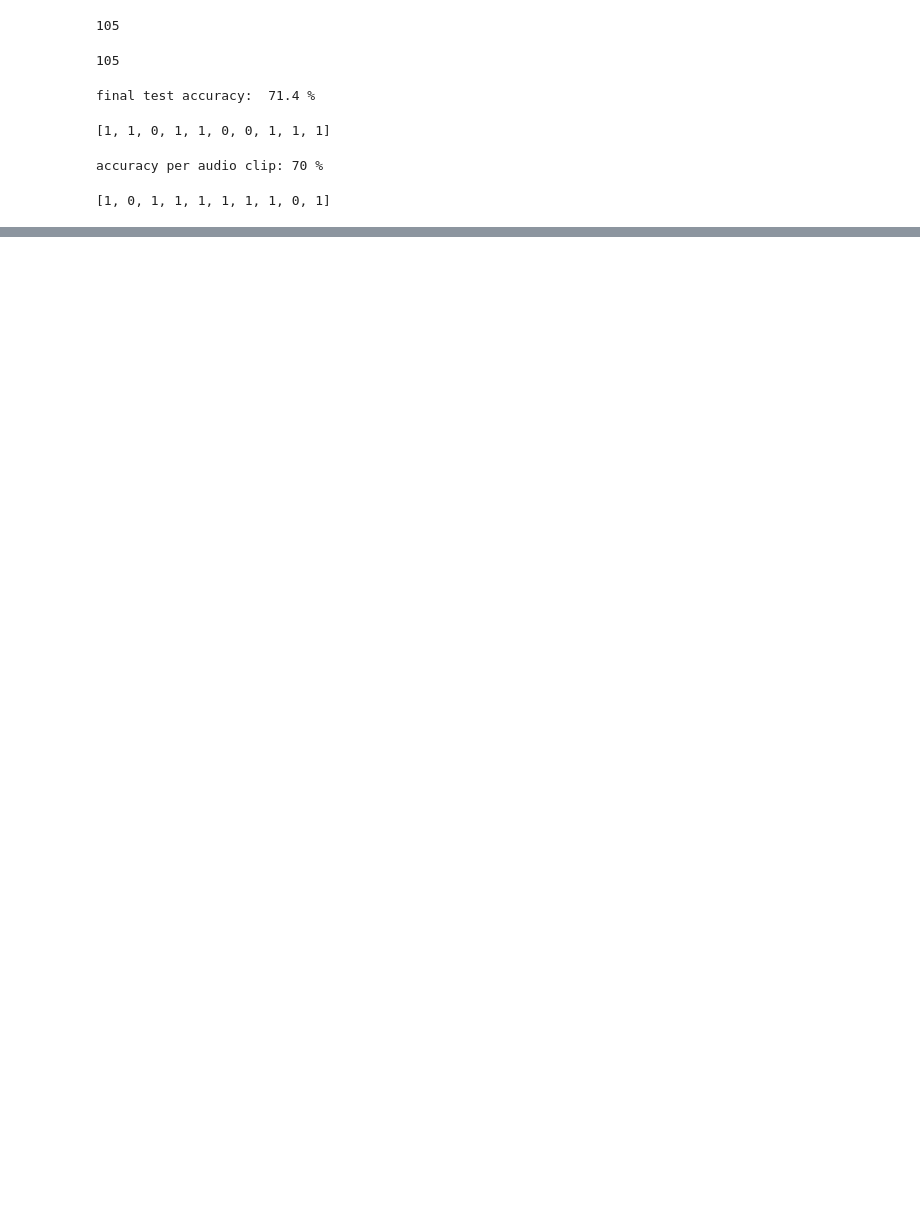
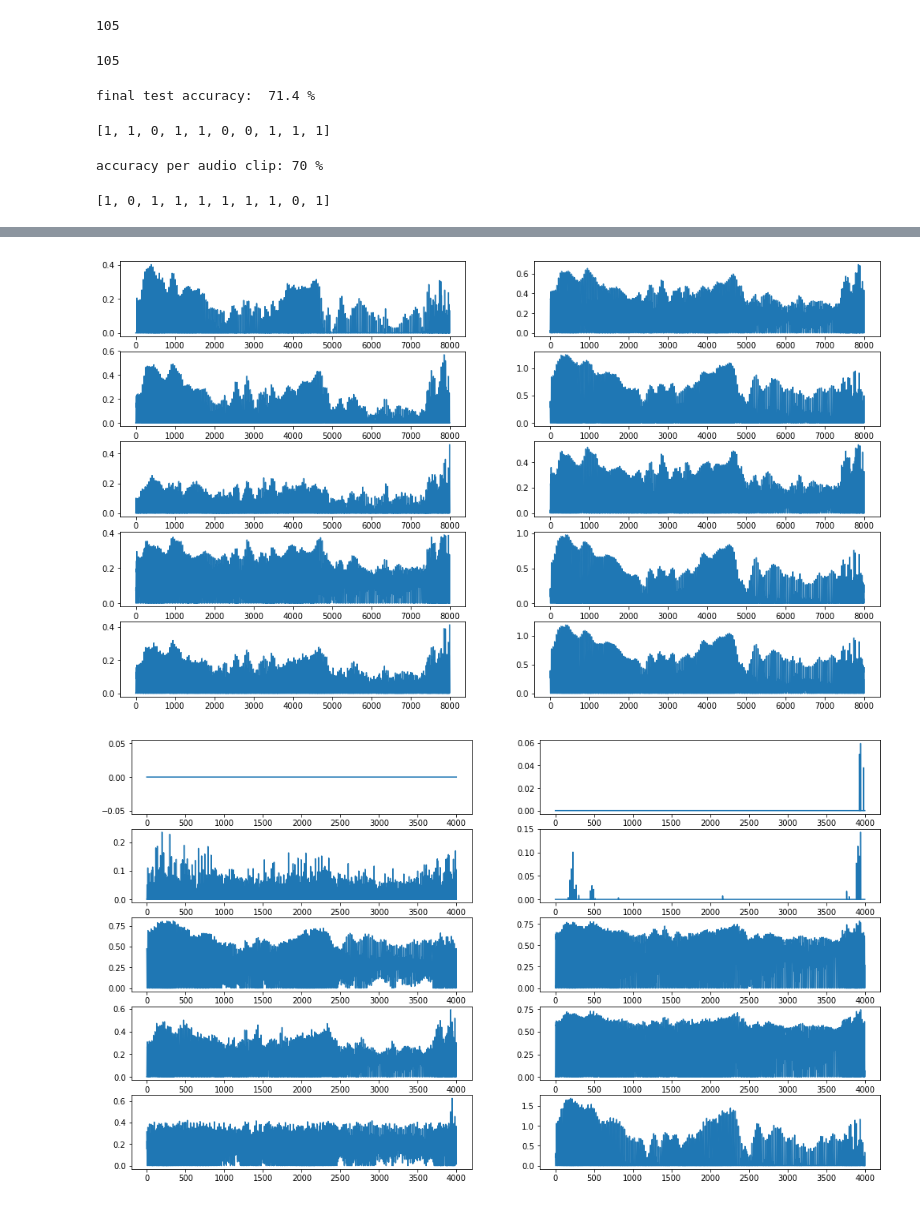
Before and after one commit to davidmasse/neural-net-1D-audio, a Jupyter notebook: audio_net.ipynb, the cells around one changed output, grey strips where cells are left out. Cells and saved outputs as stored; diff of their text form; code cells hidden in the pictures; blank space fills up the shorter version.

Commit message:
intermediate layers

```diff
--- a/audio_net.ipynb
+++ b/audio_net.ipynb
@@ -191,5 +197,5 @@ model.add(layers.Dense(1, activation = 'sigmoid'))
 # %%
-model.compile(optimizer='sgd',
-              loss='binary_crossentropy',
-              metrics=['accuracy'])
+# model.compile(optimizer='sgd',
+#               loss='binary_crossentropy',
+#               metrics=['accuracy'])
 # %%
@@ -217,7 +223,7 @@ Trainable params: 3,041
 Non-trainable params: 200
 _________________________________________________________________
 # %%
-history = model.fit_generator(
-      cats_and_dogs_gen(),
-      epochs = 15, steps_per_epoch = 100, validation_steps = 100,
-      validation_data = cats_and_dogs_gen(X = X_val, y = y_val), callbacks = callbacks_list)
+# history = model.fit_generator(
+#       cats_and_dogs_gen(),
+#       epochs = 15, steps_per_epoch = 100, validation_steps = 100,
+#       validation_data = cats_and_dogs_gen(X = X_val, y = y_val), callbacks = callbacks_list)
@@ -374,0 +371,3 @@ over
+# %%
+x = x[3, : , :]
+x = np.expand_dims(x, axis = 0)
@@ -374,0 +378,10 @@ over
+# %%
+for i in range(1,11):
+    layer_name = 'activation_' + str(i)
+    intermediate_layer_model = Model(inputs=model.input,
+                                 outputs=model.get_layer(layer_name).output)
+    intermediate_output = intermediate_layer_model.predict(x)
+    make_plots(intermediate_output)
+# %% [output]
+[figure, added]
+[figure, added]
```
Also changed, not shown: parts of 24 cells of this notebook.
